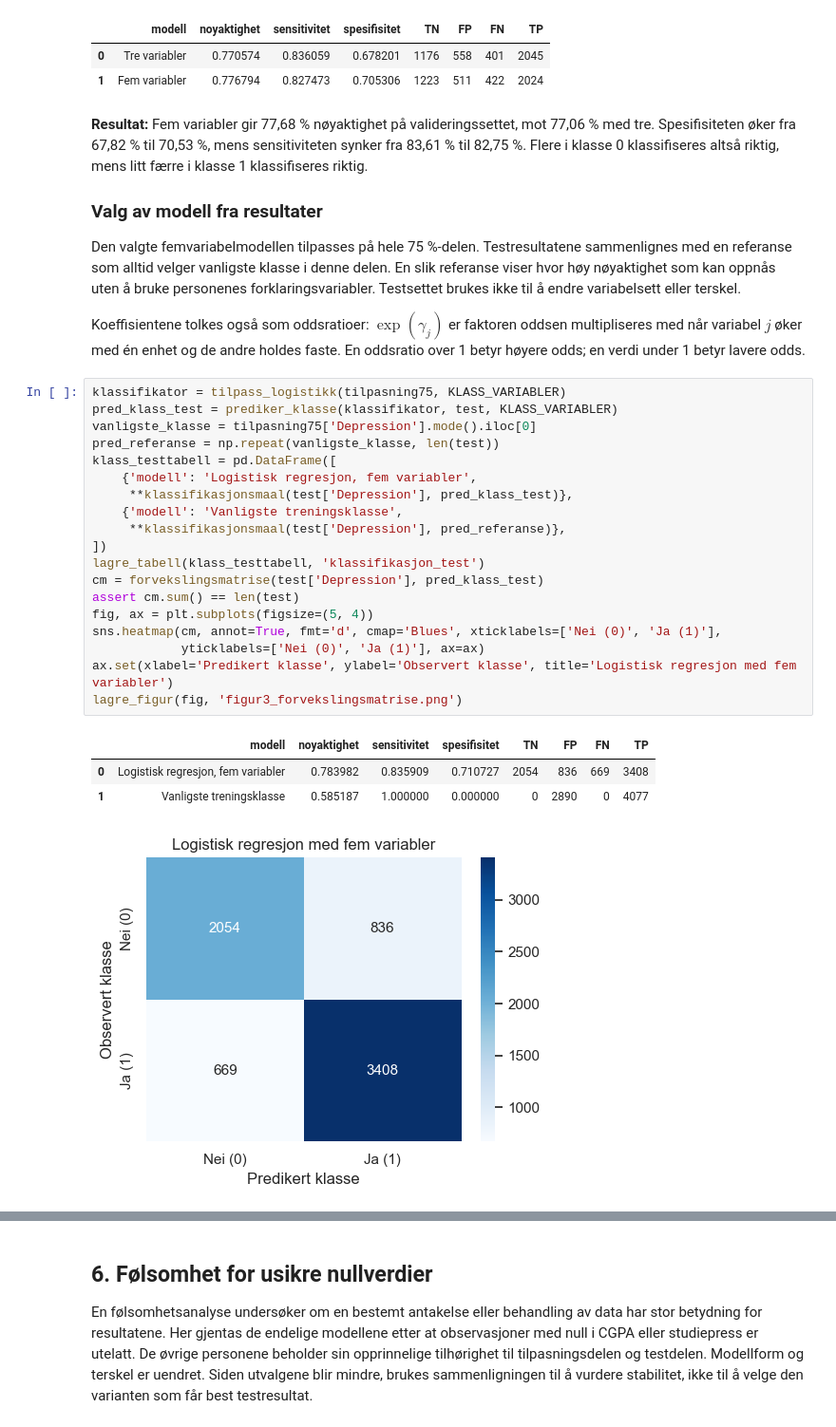
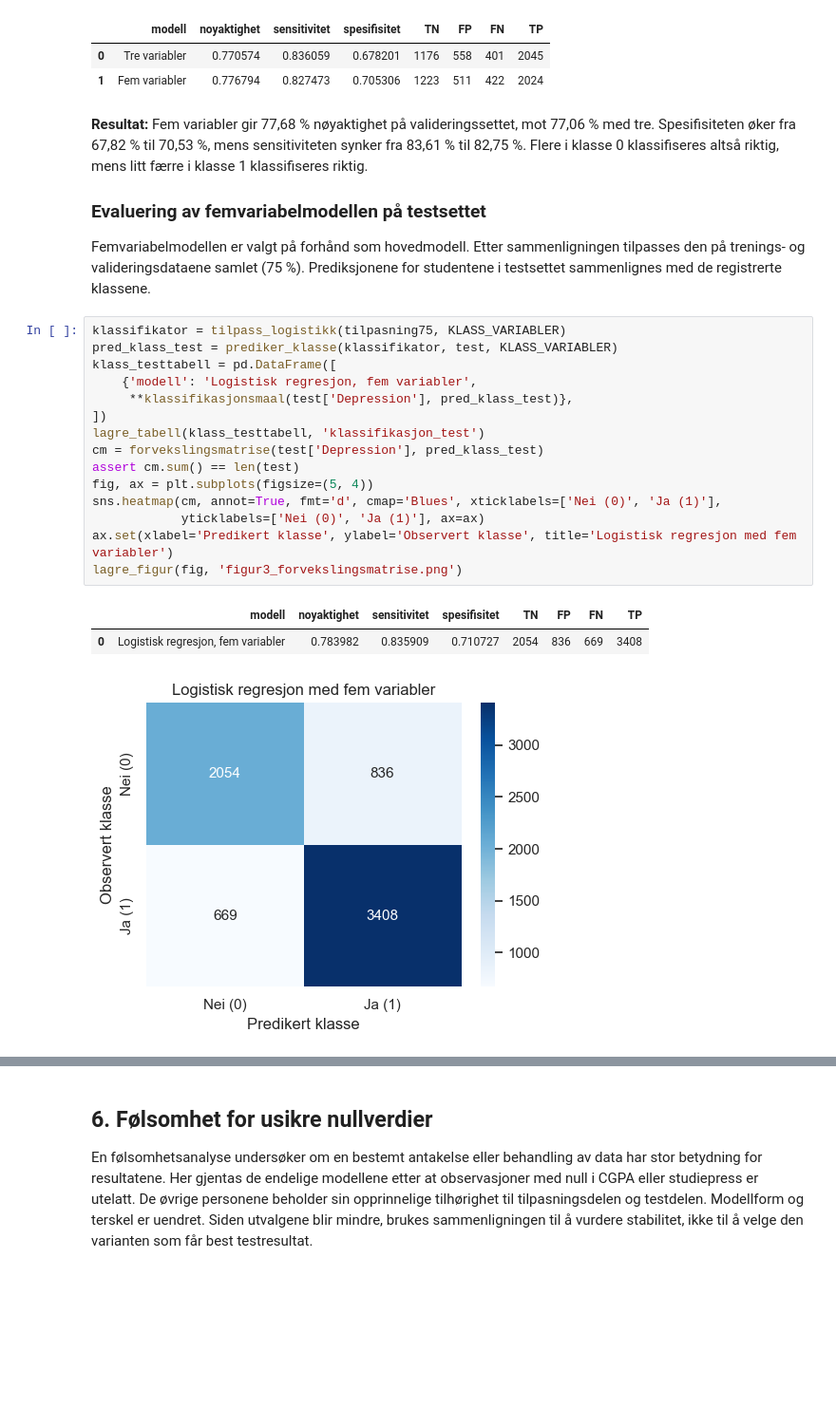
Before and after one commit to holakle/Statistikk_prosjekt, a Jupyter notebook: analyse.ipynb, the cells around one changed output, grey strips where cells are left out. Shown at 95% size. Cells and saved outputs as stored; diff of their text form; blank space fills up the shorter version.

```diff
--- a/analyse.ipynb
+++ b/analyse.ipynb
@@ -446,37 +446,27 @@ med tre. Spesifisiteten øker fra 67,82 % til 70,53 %, mens sensitiviteten synke
 fra 83,61 % til 82,75 %. Flere i klasse 0 klassifiseres altså riktig, mens litt
 færre i klasse 1 klassifiseres riktig.
 
-### Valg av modell fra resultater
+### Evaluering av femvariabelmodellen på testsettet
 
-Den valgte femvariabelmodellen tilpasses på hele 75 %-delen. Testresultatene
-sammenlignes med en referanse som alltid velger vanligste klasse i denne delen.
-En slik referanse viser hvor høy nøyaktighet som kan oppnås uten å bruke personenes
-forklaringsvariabler. Testsettet brukes ikke til å endre variabelsett eller terskel.
-
-Koeffisientene tolkes også som oddsratioer: $\exp(\gamma_j)$ er faktoren oddsen
-multipliseres med når variabel $j$ øker med én enhet og de andre holdes faste.
-En oddsratio over 1 betyr høyere odds; en verdi under 1 betyr lavere odds.
+Femvariabelmodellen er valgt på forhånd som hovedmodell. Etter sammenligningen
+tilpasses den på trenings- og valideringsdataene samlet (75 %). Prediksjonene
+for studentene i testsettet sammenlignes med de registrerte klassene.
 # %%
 klassifikator = tilpass_logistikk(tilpasning75, KLASS_VARIABLER)
 pred_klass_test = prediker_klasse(klassifikator, test, KLASS_VARIABLER)
-vanligste_klasse = tilpasning75['Depression'].mode().iloc[0]
-pred_referanse = np.repeat(vanligste_klasse, len(test))
 klass_testtabell = pd.DataFrame([
     {'modell': 'Logistisk regresjon, fem variabler',
      **klassifikasjonsmaal(test['Depression'], pred_klass_test)},
-    {'modell': 'Vanligste treningsklasse',
-     **klassifikasjonsmaal(test['Depression'], pred_referanse)},
 ])
 lagre_tabell(klass_testtabell, 'klassifikasjon_test')
 cm = forvekslingsmatrise(test['Depression'], pred_klass_test)
 assert cm.sum() == len(test)
 fig, ax = plt.subplots(figsize=(5, 4))
 sns.heatmap(cm, annot=True, fmt='d', cmap='Blues', xticklabels=['Nei (0)', 'Ja (1)'],
             yticklabels=['Nei (0)', 'Ja (1)'], ax=ax)
 ax.set(xlabel='Predikert klasse', ylabel='Observert klasse', title='Logistisk regresjon med fem variabler')
 lagre_figur(fig, 'figur3_forvekslingsmatrise.png')
 # %% [output]
 |  | modell | noyaktighet | sensitivitet | spesifisitet | TN | FP | FN | TP |
 | 0 | Logistisk regresjon, fem variabler | 0.783982 | 0.835909 | 0.710727 | 2054 | 836 | 669 | 3408 |
-| 1 | Vanligste treningsklasse | 0.585187 | 1.000000 | 0.000000 | 0 | 2890 | 0 | 4077 |
 [figure]
```
Also changed, not shown: parts of 5 cells of this notebook, 5 other files.
